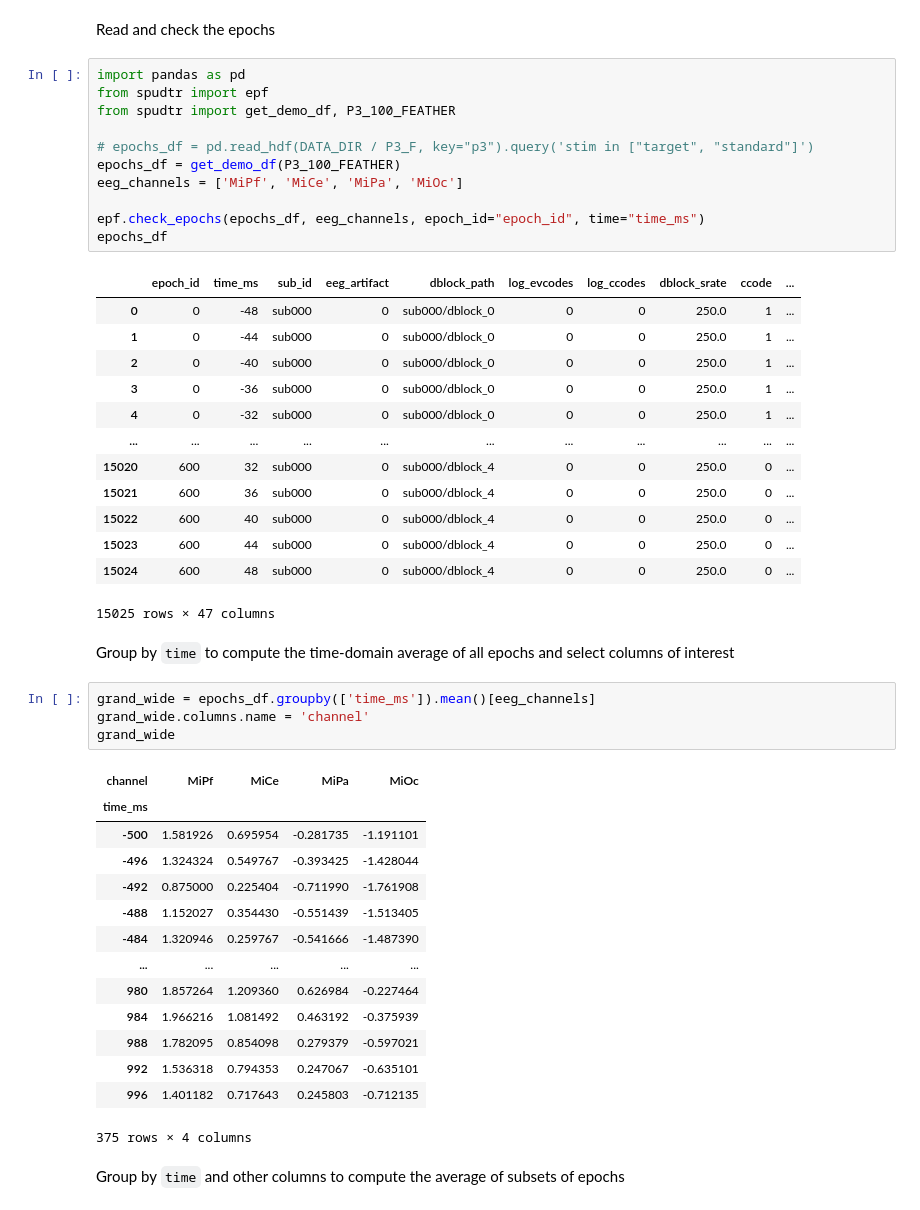
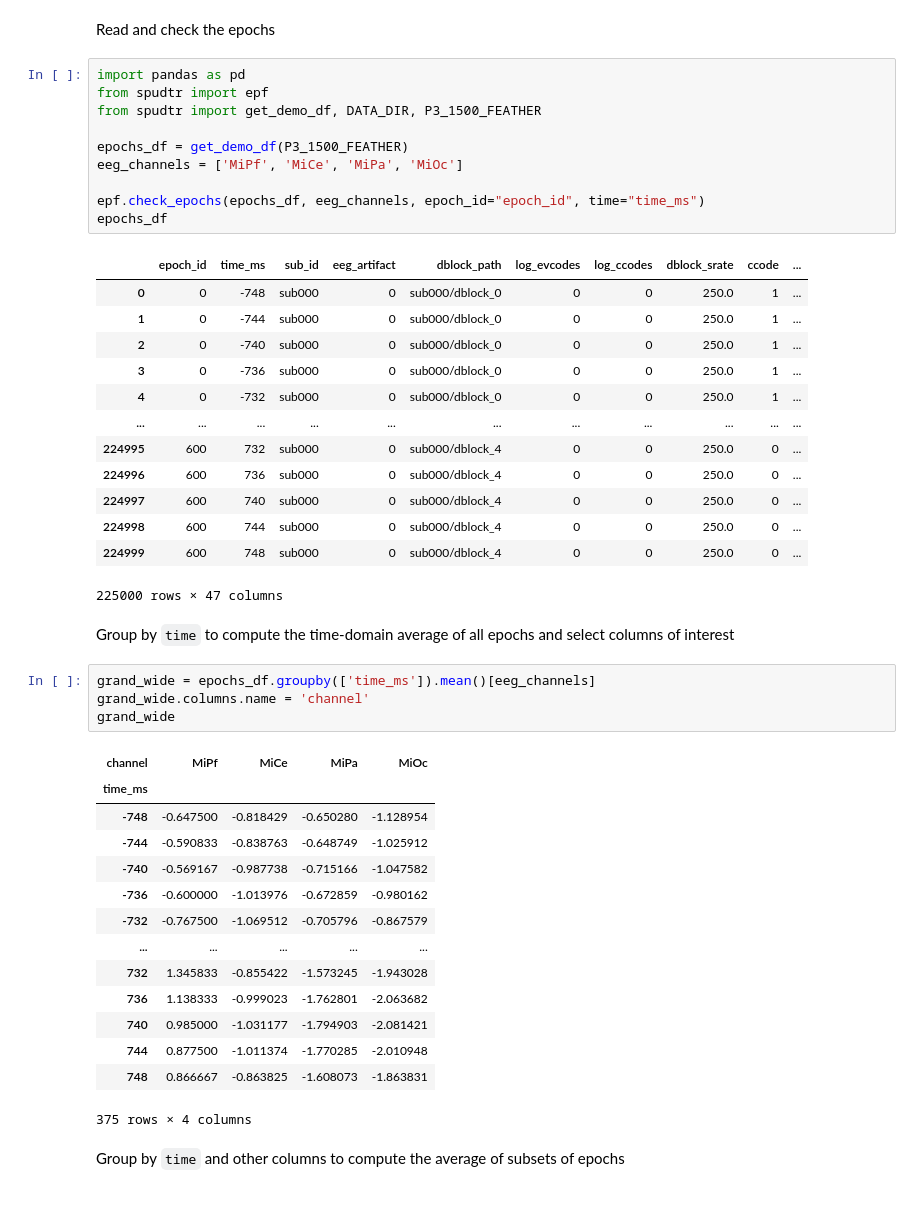
Before and after one commit to turbach/spudtr, a Jupyter notebook: docs/user_guide/gallery/gallery.ipynb, the cells around one changed output. Drawn from its saved outputs; the diff is of its cells as text.

```diff
--- a/docs/user_guide/gallery/gallery.ipynb
+++ b/docs/user_guide/gallery/gallery.ipynb
@@ -5,28 +5,27 @@ Read and check the epochs
 # %%
 import pandas as pd
 from spudtr import epf
-from spudtr import get_demo_df, P3_100_FEATHER
+from spudtr import get_demo_df, DATA_DIR, P3_1500_FEATHER
 
-# epochs_df = pd.read_hdf(DATA_DIR / P3_F, key="p3").query('stim in ["target", "standard"]')
-epochs_df = get_demo_df(P3_100_FEATHER)
+epochs_df = get_demo_df(P3_1500_FEATHER)
 eeg_channels = ['MiPf', 'MiCe', 'MiPa', 'MiOc']
 
 epf.check_epochs(epochs_df, eeg_channels, epoch_id="epoch_id", time="time_ms")
 epochs_df
 # %% [output]
 |  | epoch_id | time_ms | sub_id | eeg_artifact | dblock_path | log_evcodes | log_ccodes | dblock_srate | ccode | ... |
-| 0 | 0 | -48 | sub000 | 0 | sub000/dblock_0 | 0 | 0 | 250.0 | 1 | ... |
-| 1 | 0 | -44 | sub000 | 0 | sub000/dblock_0 | 0 | 0 | 250.0 | 1 | ... |
-| 2 | 0 | -40 | sub000 | 0 | sub000/dblock_0 | 0 | 0 | 250.0 | 1 | ... |
-| 3 | 0 | -36 | sub000 | 0 | sub000/dblock_0 | 0 | 0 | 250.0 | 1 | ... |
-| 4 | 0 | -32 | sub000 | 0 | sub000/dblock_0 | 0 | 0 | 250.0 | 1 | ... |
+| 0 | 0 | -748 | sub000 | 0 | sub000/dblock_0 | 0 | 0 | 250.0 | 1 | ... |
+| 1 | 0 | -744 | sub000 | 0 | sub000/dblock_0 | 0 | 0 | 250.0 | 1 | ... |
+| 2 | 0 | -740 | sub000 | 0 | sub000/dblock_0 | 0 | 0 | 250.0 | 1 | ... |
+| 3 | 0 | -736 | sub000 | 0 | sub000/dblock_0 | 0 | 0 | 250.0 | 1 | ... |
+| 4 | 0 | -732 | sub000 | 0 | sub000/dblock_0 | 0 | 0 | 250.0 | 1 | ... |
 | ... | ... | ... | ... | ... | ... | ... | ... | ... | ... | ... |
-| 15020 | 600 | 32 | sub000 | 0 | sub000/dblock_4 | 0 | 0 | 250.0 | 0 | ... |
-| 15021 | 600 | 36 | sub000 | 0 | sub000/dblock_4 | 0 | 0 | 250.0 | 0 | ... |
-| 15022 | 600 | 40 | sub000 | 0 | sub000/dblock_4 | 0 | 0 | 250.0 | 0 | ... |
-| 15023 | 600 | 44 | sub000 | 0 | sub000/dblock_4 | 0 | 0 | 250.0 | 0 | ... |
-| 15024 | 600 | 48 | sub000 | 0 | sub000/dblock_4 | 0 | 0 | 250.0 | 0 | ... |
+| 224995 | 600 | 732 | sub000 | 0 | sub000/dblock_4 | 0 | 0 | 250.0 | 0 | ... |
+| 224996 | 600 | 736 | sub000 | 0 | sub000/dblock_4 | 0 | 0 | 250.0 | 0 | ... |
+| 224997 | 600 | 740 | sub000 | 0 | sub000/dblock_4 | 0 | 0 | 250.0 | 0 | ... |
+| 224998 | 600 | 744 | sub000 | 0 | sub000/dblock_4 | 0 | 0 | 250.0 | 0 | ... |
+| 224999 | 600 | 748 | sub000 | 0 | sub000/dblock_4 | 0 | 0 | 250.0 | 0 | ... |
-15025 rows × 47 columns
+225000 rows × 47 columns
 # %% [markdown]
 Group by `time` to compute the time-domain average of all epochs and select columns of interest
 # %%
@@ -36,17 +35,17 @@ grand_wide
 # %% [output]
 | channel | MiPf | MiCe | MiPa | MiOc |
 | time_ms |  |  |  |  |
-| -500 | 1.581926 | 0.695954 | -0.281735 | -1.191101 |
-| -496 | 1.324324 | 0.549767 | -0.393425 | -1.428044 |
-| -492 | 0.875000 | 0.225404 | -0.711990 | -1.761908 |
-| -488 | 1.152027 | 0.354430 | -0.551439 | -1.513405 |
-| -484 | 1.320946 | 0.259767 | -0.541666 | -1.487390 |
+| -748 | -0.647500 | -0.818429 | -0.650280 | -1.128954 |
+| -744 | -0.590833 | -0.838763 | -0.648749 | -1.025912 |
+| -740 | -0.569167 | -0.987738 | -0.715166 | -1.047582 |
+| -736 | -0.600000 | -1.013976 | -0.672859 | -0.980162 |
+| -732 | -0.767500 | -1.069512 | -0.705796 | -0.867579 |
 | ... | ... | ... | ... | ... |
-| 980 | 1.857264 | 1.209360 | 0.626984 | -0.227464 |
-| 984 | 1.966216 | 1.081492 | 0.463192 | -0.375939 |
-| 988 | 1.782095 | 0.854098 | 0.279379 | -0.597021 |
-| 992 | 1.536318 | 0.794353 | 0.247067 | -0.635101 |
-| 996 | 1.401182 | 0.717643 | 0.245803 | -0.712135 |
+| 732 | 1.345833 | -0.855422 | -1.573245 | -1.943028 |
+| 736 | 1.138333 | -0.999023 | -1.762801 | -2.063682 |
+| 740 | 0.985000 | -1.031177 | -1.794903 | -2.081421 |
+| 744 | 0.877500 | -1.011374 | -1.770285 | -2.010948 |
+| 748 | 0.866667 | -0.863825 | -1.608073 | -1.863831 |
 375 rows × 4 columns
 # %% [markdown]
 Group by `time` and other columns to compute the average of subsets of epochs
```
Also changed, not shown: parts of 7 cells of this notebook, 13 other files.
